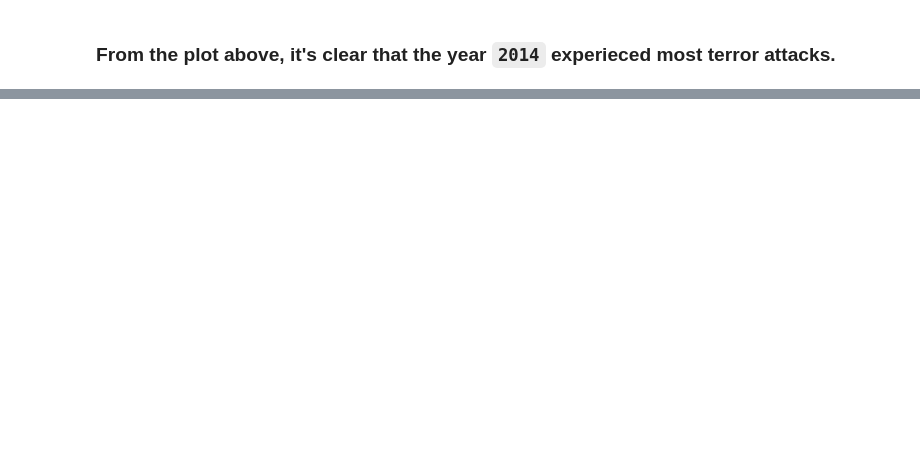
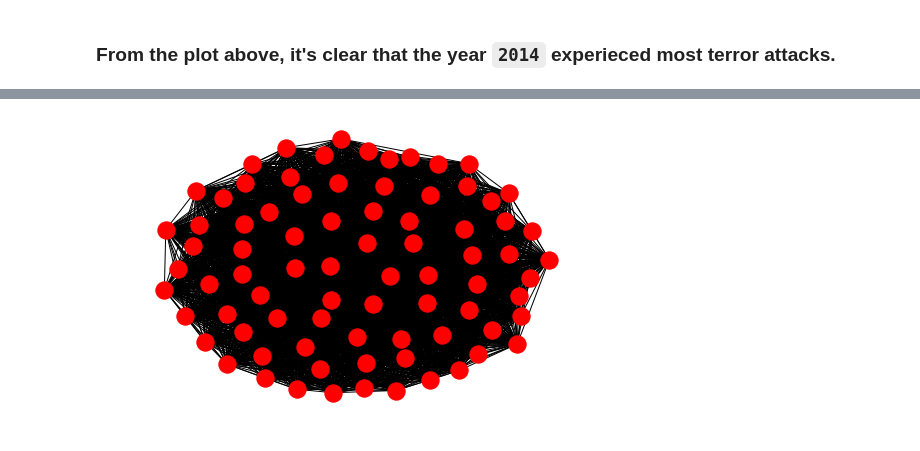
Before and after one commit to anand13sethi/BDP-Data-Visualization, a Jupyter notebook: Big Data and Policing - HW2 - Q2.ipynb, the cells around one changed output, grey strips where cells are left out. Cells and saved outputs as stored; diff of their text form; code cells hidden in the pictures; blank space fills up the shorter version.

```diff
--- a/Big Data and Policing - HW2 - Q2.ipynb
+++ b/Big Data and Policing - HW2 - Q2.ipynb
@@ -142,10 +116,11 @@ country_dict
 # %%
 with open('wordcloud.txt', 'w') as file:
     for index, row in terror.iterrows():
-        text = row['addnotes']
+        text = row['summary']
         if type(text) is float:
             continue
         file.write(text)
+        file.write(' ')
 # %%
 d = path.dirname(__file__) if "__file__" in locals() else os.getcwd()
 
@@ -166,0 +185,15 @@ plt.show()
+# %%
+conn_comps = nx.connected_component_subgraphs(G)
+count = 0
+maxx = 0
+max_comp = ()
+for item in conn_comps:
+    if len(item) > 1:
+        count += 1
+    if len(item) > maxx:
+        maxx = len(item)
+        max_comp = item
+
+nx.draw(max_comp)
+# %% [output]
+[figure, added]
```
Also changed, not shown: parts of 12 cells of this notebook, 4 other files.
